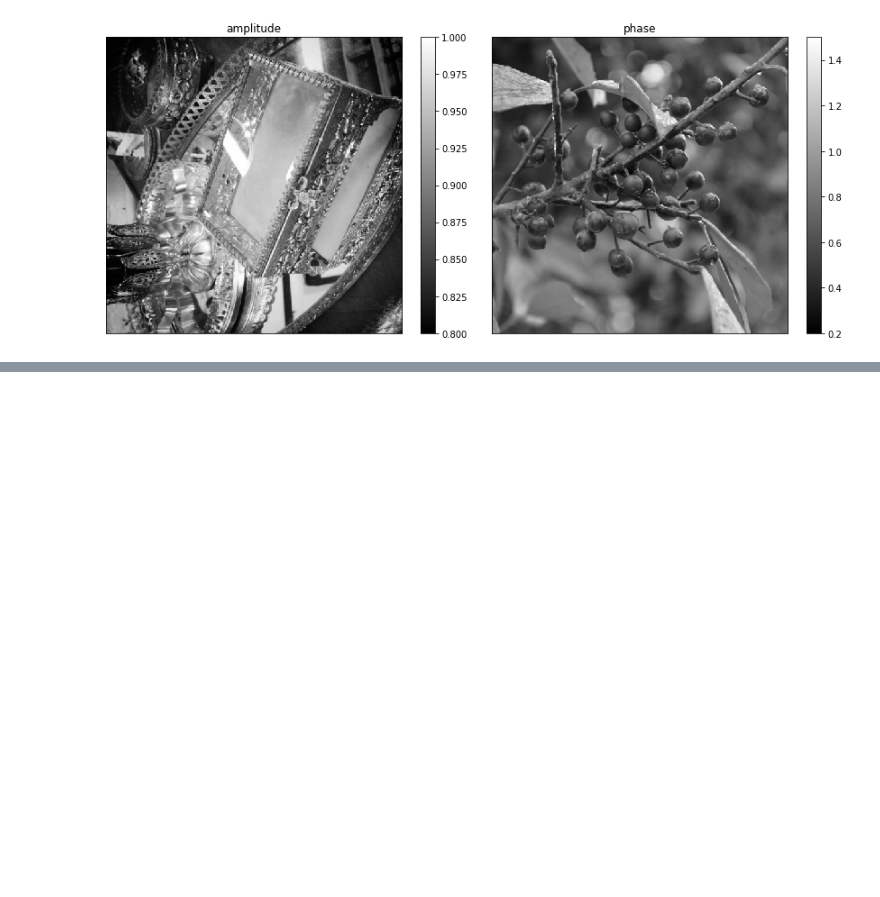
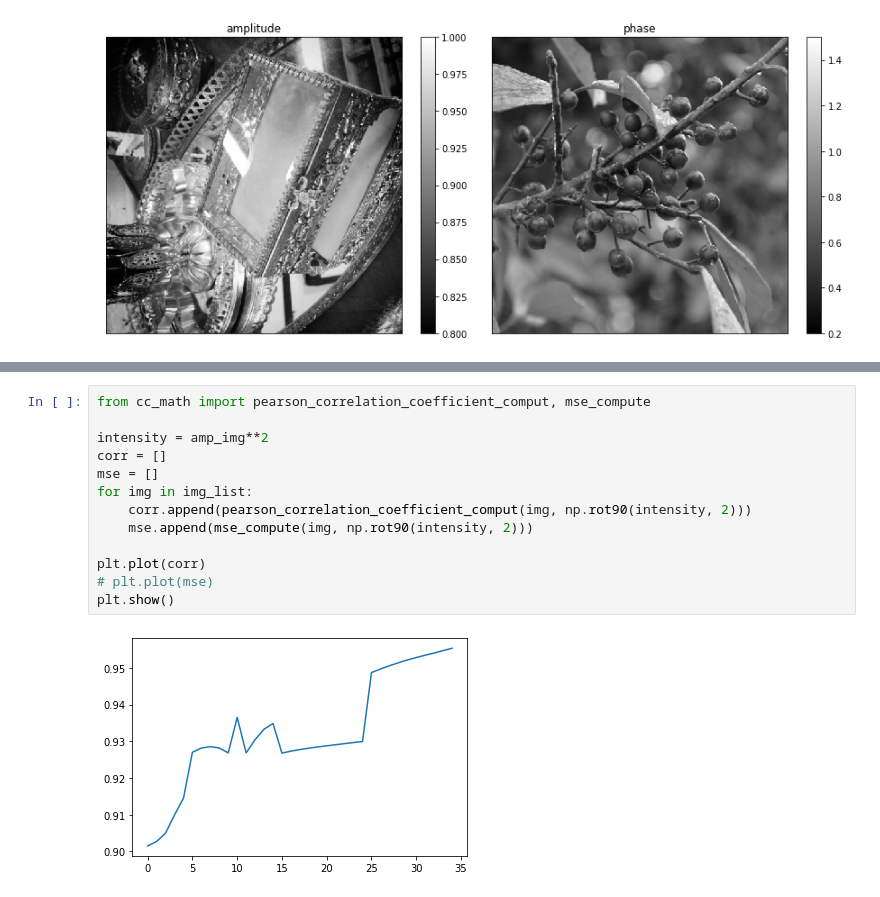
Before and after one commit to yimencc/workspace, a Jupyter notebook: TIE_Simulation/util.ipynb, the cells around one changed output, grey strips where cells are left out. Drawn from its saved outputs; the diff is of its cells as text; blank space fills up the shorter version.

```diff
--- a/TIE_Simulation/util.ipynb
+++ b/TIE_Simulation/util.ipynb
@@ -69,0 +94,15 @@ plt.show()
+# %%
+from cc_math import pearson_correlation_coefficient_comput, mse_compute
+
+intensity = amp_img**2
+corr = []
+mse = []
+for img in img_list:
+    corr.append(pearson_correlation_coefficient_comput(img, np.rot90(intensity, 2)))
+    mse.append(mse_compute(img, np.rot90(intensity, 2)))
+
+plt.plot(corr)
+# plt.plot(mse)
+plt.show()
+# %% [output]
+[figure, added]
```
Also changed, not shown: parts of 3 cells of this notebook, 1 other file.
